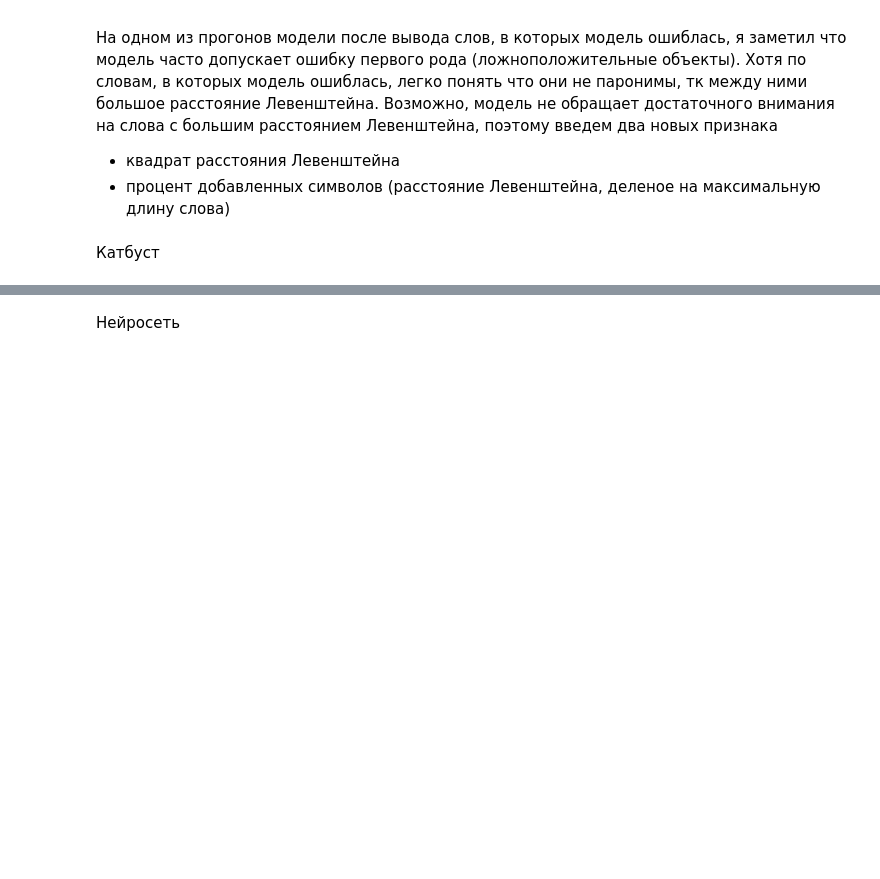
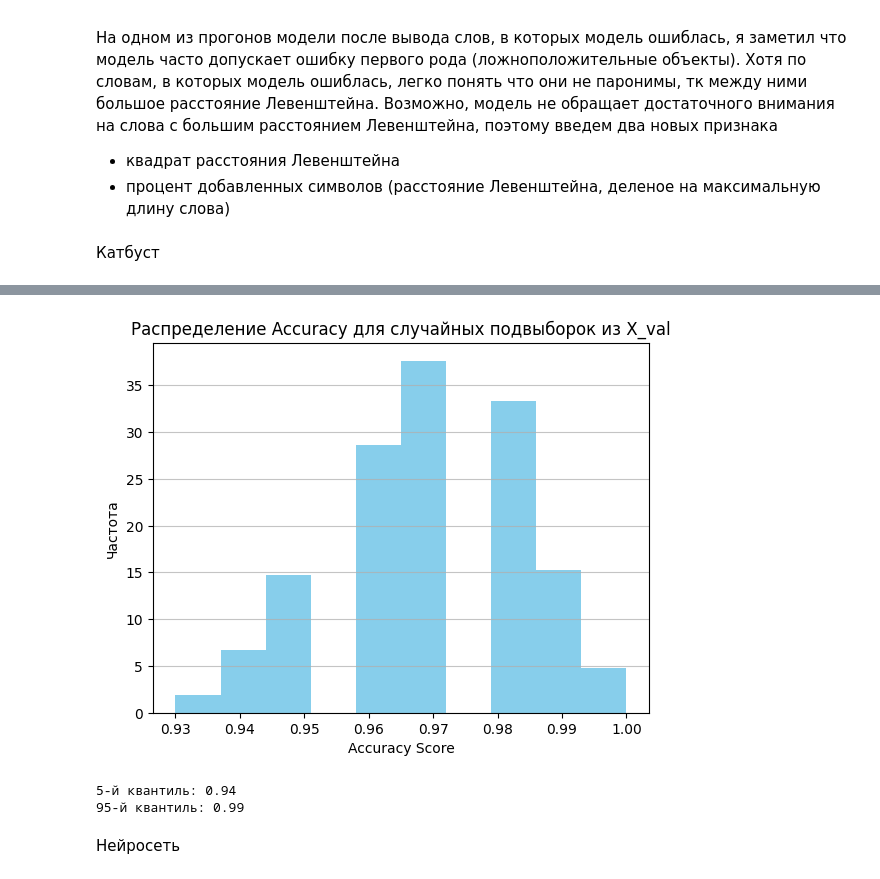
Before and after one commit to PaLashilo/paronyms2, a Jupyter notebook: model.ipynb, the cells around one changed output, grey strips where cells are left out. Drawn from its saved outputs; the diff is of its cells as text; code cells hidden in the pictures; blank space fills up the shorter version.

```diff
--- a/model.ipynb
+++ b/model.ipynb
@@ -314,3 +330,33 @@ plt.plot(cat_model.feature_importances_[:-3])
+# %%
+accuracy_scores = []
+
+for _ in range(300):
+    sample_indices = rng.choice(X_test.index, size=100, replace=False)
+    X_test_sample = X_test.loc[sample_indices]
+    y_test_sample = y_test.loc[sample_indices]
+
+    y_pred_sample = cat_model.predict(X_test_sample)
+
+    accuracy = accuracy_score(y_test_sample, y_pred_sample)
+    accuracy_scores.append(accuracy)
+
+plt.hist(accuracy_scores, bins=10, density=True, color='skyblue')
+plt.title('Распределение Accuracy для случайных подвыборок тестовой выборки')
+plt.xlabel('Accuracy Score')
+plt.ylabel('Частота')
+plt.grid(axis='y', alpha=0.75)
+plt.show()
+
+# Вычисление 5-го и 95-го квантилей
+quantile_5 = np.percentile(accuracy_scores, 5)
+quantile_95 = np.percentile(accuracy_scores, 95)
+
+print(f"5-й квантиль: {quantile_5}")
+print(f"95-й квантиль: {quantile_95}")
+# %% [output]
+[figure, added]
+5-й квантиль: 0.94
+95-й квантиль: 0.99
 # %% [markdown]
 Нейросеть
 # %%
```
Also changed, not shown: parts of 10 cells of this notebook, 1 other file.
